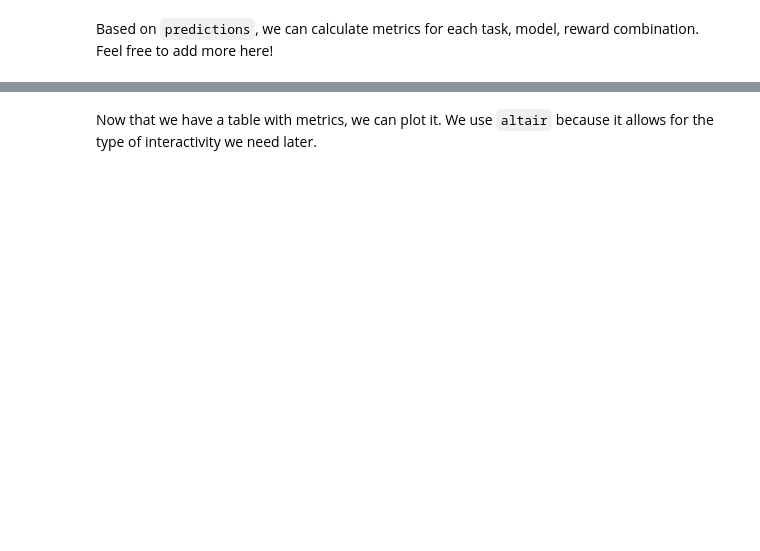
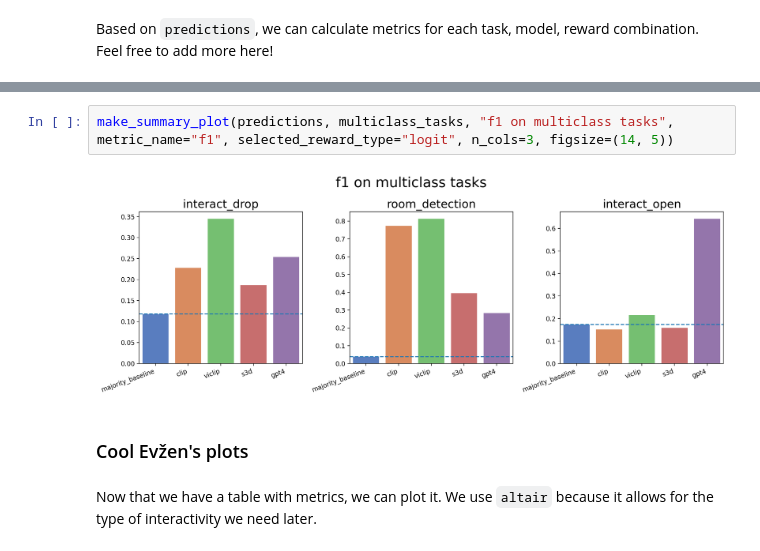
Before and after one commit to Eugleo/vlmrm, a Jupyter notebook: src/evaluation/visualization.ipynb, the cells around one changed output, grey strips where cells are left out. Drawn from its saved outputs; the diff is of its cells as text; blank space fills up the shorter version.

```diff
--- a/src/evaluation/visualization.ipynb
+++ b/src/evaluation/visualization.ipynb
@@ -108,2 +248,8 @@ shape: (3, 4)
+# %%
+make_summary_plot(predictions, multiclass_tasks, "f1 on multiclass tasks", metric_name="f1", selected_reward_type="logit", n_cols=3, figsize=(14, 5))
+# %% [output]
+[figure, added]
+# %% [markdown]
+### Cool Evžen's plots
 # %% [markdown]
 Now that we have a table with metrics, we can plot it. We use `altair` because it allows for the type of interactivity we need later.
```
Also changed, not shown: parts of 20 cells of this notebook.
